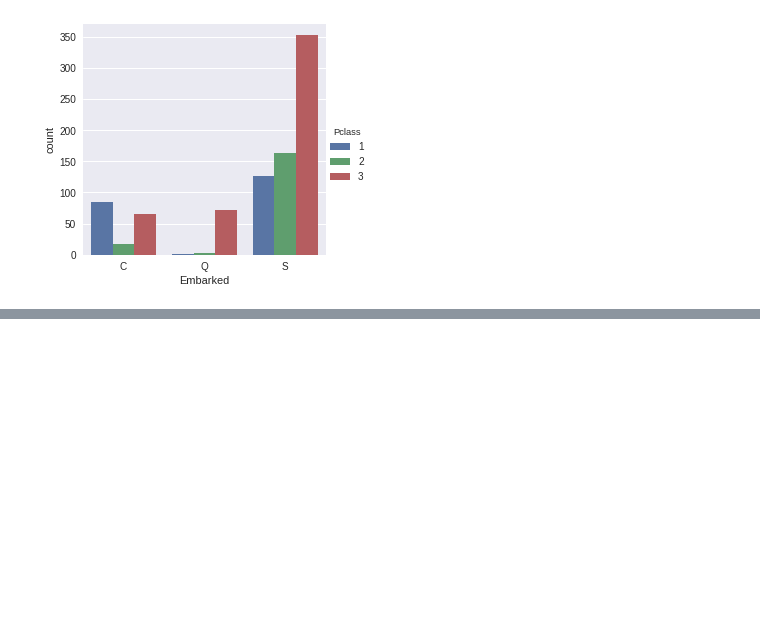
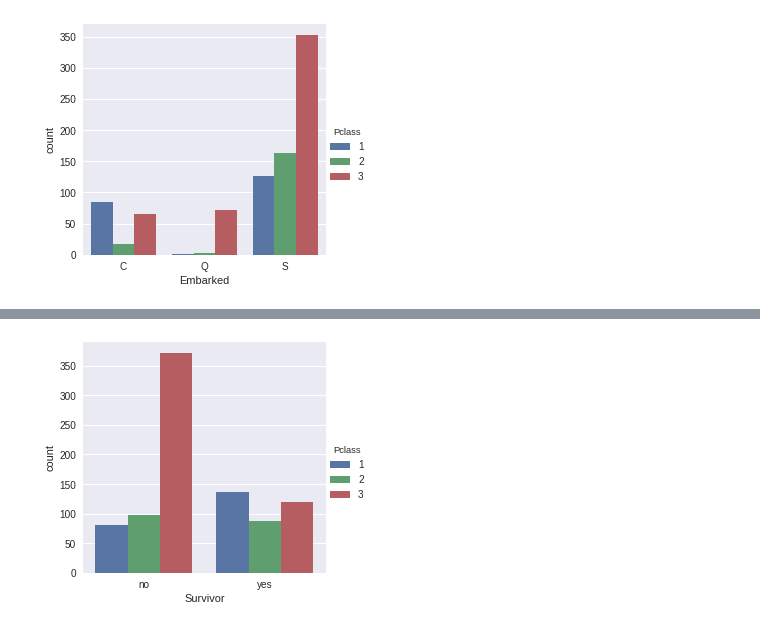
Before and after one commit to manishth/titanic_machine_learning_from_disaster, a Jupyter notebook: Titanic Machine Learning.ipynb, the cells around one changed output, grey strips where cells are left out. Saved outputs shown, nothing was run; the diff lists cells and outputs as text; code cells hidden in the pictures; blank space fills up the shorter version.

```diff
--- a/Titanic Machine Learning.ipynb
+++ b/Titanic Machine Learning.ipynb
@@ -186,0 +221,6 @@ plt.show()
+# %%
+# Lets checkout the survivors based on class
+sns.factorplot("Survivor", data=titanic_df, hue="Pclass", kind="count")
+plt.show()
+# %% [output]
+[figure, added]
```
Also changed, not shown: parts of 8 cells of this notebook.
